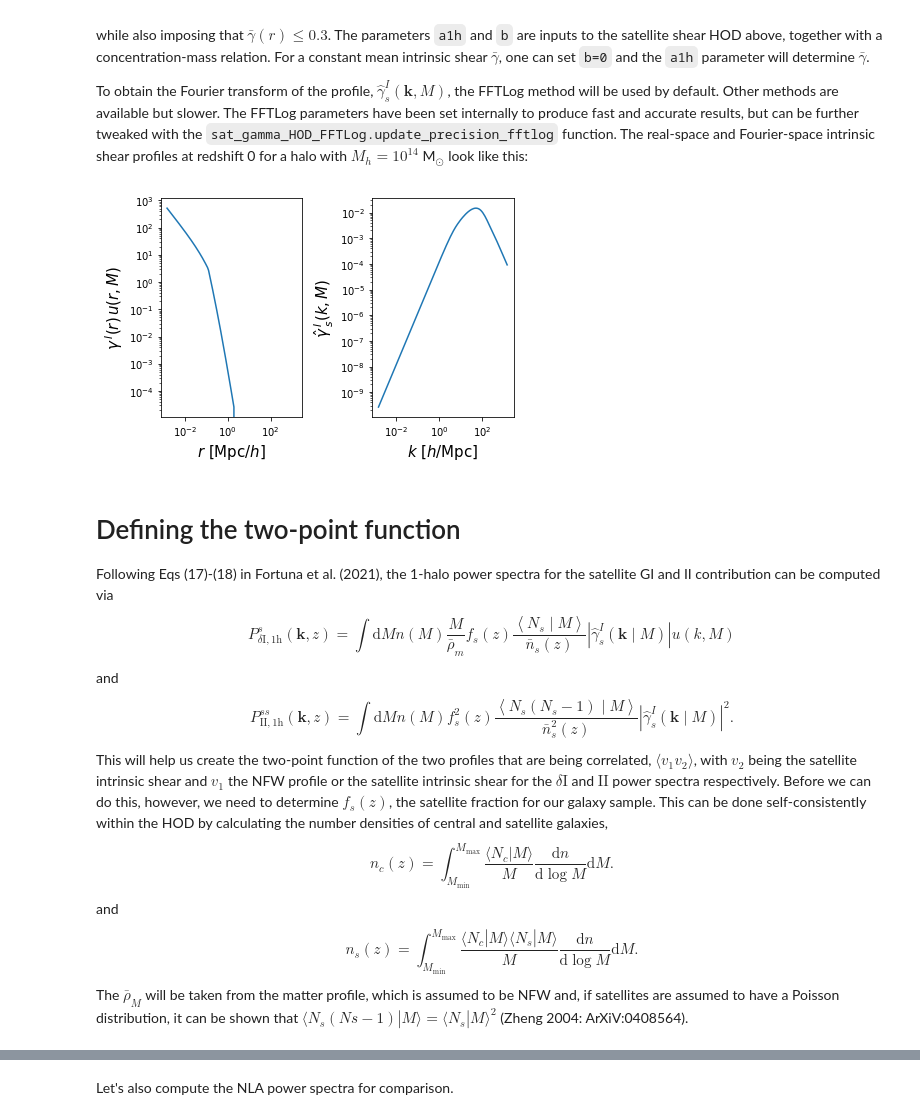
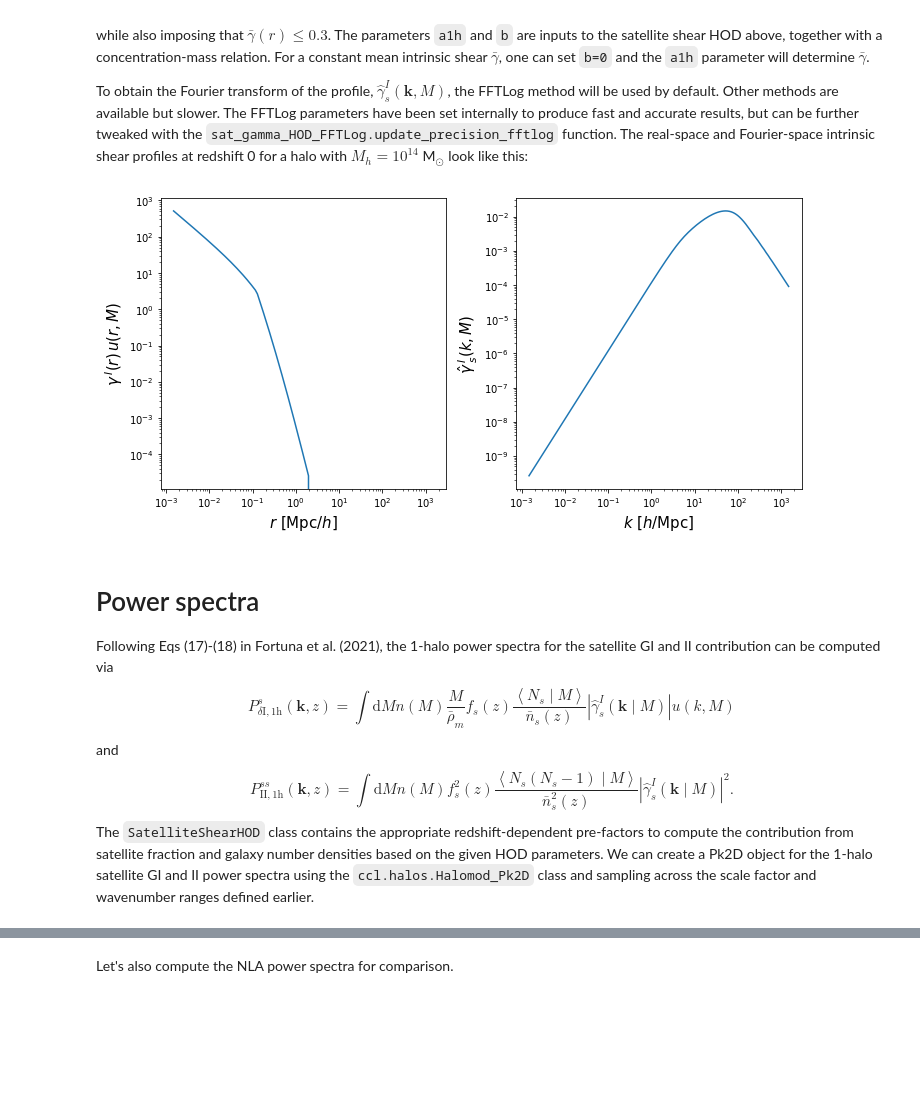
Before and after one commit to LSSTDESC/CCLX, a Jupyter notebook: Halo model for IA.ipynb, the cells around one changed output, grey strips where cells are left out. Drawn from its saved outputs; the diff is of its cells as text; code cells hidden in the pictures; blank space fills up the shorter version.

````diff
--- a/Halo model for IA.ipynb
+++ b/Halo model for IA.ipynb
@@ -54,28 +53,28 @@ To obtain the Fourier transform of the profile, $\hat{\gamma}_s^I(\mathbf{k}, M)
 # %%
 Mhalo = 1e14 # Msun.
 a_eval = 1. # Redshift 0.
 
 gamma_r = sat_gamma_HOD._real(cosmo, k_arr, Mhalo, a_eval, hmd_200m)
 gamma_k = sat_gamma_HOD._usat_fourier(cosmo, k_arr, Mhalo, a_eval, hmd_200m)
 
-fig, ax = plt.subplots(1, 2)
+fig, ax = plt.subplots(1, 2, figsize=(10,5))
 ax[0].plot(k_arr_over_h, gamma_r)
 ax[0].set_xscale('log')
 ax[0].set_yscale('log')
 ax[0].set_ylabel(r'$\gamma\,^I(r)\,u(r,M)\,$', fontsize=15)
 ax[0].set_xlabel(r'$r\,\,[{\rm Mpc}/h]$', fontsize=15)
 
 ax[1].plot(k_arr_over_h, -gamma_k)
 ax[1].set_xscale('log')
 ax[1].set_yscale('log')
 ax[1].set_ylabel(r'$\hat{\gamma}\,_s^I(k, M)\,\,$', fontsize=15)
 ax[1].set_xlabel(r'$k\,\,[h/{\rm Mpc}]$', fontsize=15)
 fig.tight_layout()
 plt.show()
 # %% [output]
-[figure, old version]
+[figure, new version]
 # %% [markdown]
-# Defining the two-point function
+# Power spectra
 Following Eqs (17)-(18) in Fortuna et al. (2021), the 1-halo power spectra for the satellite GI and II contribution can be computed via
 $$
 P_{\delta \mathrm{I}, 1 \mathrm{h}}^{s}(\mathbf{k}, z)=\int \mathrm{d} M n(M) \frac{M}{\bar{\rho}_{m}} f_{s}(z) \frac{\left\langle N_{s} \mid M\right\rangle}{\bar{n}_{s}(z)}\left|\hat{\gamma}_{s}^{I}(\mathbf{k} \mid M)\right| u(k, M)
@@ -84,12 +83,4 @@ and
 $$
 P_{\mathrm{II}, 1 \mathrm{h}}^{s s}(\mathbf{k}, z)=\int \mathrm{d} M n(M) f_{s}^{2}(z) \frac{\left\langle N_{s}\left(N_{s}-1\right) \mid M\right\rangle}{\bar{n}_{s}^{2}(z)}\left|\hat{\gamma}_{s}^{I}(\mathbf{k} \mid M)\right|^{2}.
 $$
-This will help us create the two-point function of the two profiles that are being correlated, $\langle v_1 v_2 \rangle$, with $v_2$ being the satellite intrinsic shear and $v_1$ the NFW profile or the satellite intrinsic shear for the $\delta \mathrm{I}$ and $\mathrm{II}$ power spectra respectively. Before we can do this, however, we need to determine $f_s(z)$, the satellite fraction for our galaxy sample. This can be done self-consistently within the HOD by calculating the number densities of central and satellite galaxies,
-$$
-n_c(z) = \int_{M_\mathrm{min}}^{M_\mathrm{max}} \frac{\langle N_c|M\rangle}{M} \frac{\mathrm{d}n}{\mathrm{d}\log M} \mathrm{d} M.
-$$
-and
-$$
-n_s(z) = \int_{M_\mathrm{min}}^{M_\mathrm{max}} \frac{\langle N_c|M\rangle\langle N_s|M\rangle}{M} \frac{\mathrm{d}n}{\mathrm{d}\log M} \mathrm{d} M.
-$$
-The $\bar{\rho}_M$ will be taken from the matter profile, which is assumed to be NFW and, if satellites are assumed to have a Poisson distribution, it can be shown that $\langle N_s(Ns-1)|M\rangle=\langle N_s|M\rangle^2$ (Zheng 2004: ArXiV:0408564).
+The ```SatelliteShearHOD``` class contains the appropriate redshift-dependent pre-factors to compute the contribution from satellite fraction and galaxy number densities based on the given HOD parameters. We can create a Pk2D object for the 1-halo satellite GI and II power spectra using the ```ccl.halos.Halomod_Pk2D``` class and sampling across the scale factor and wavenumber ranges defined earlier.
````
Also changed, not shown: parts of 15 cells of this notebook.
